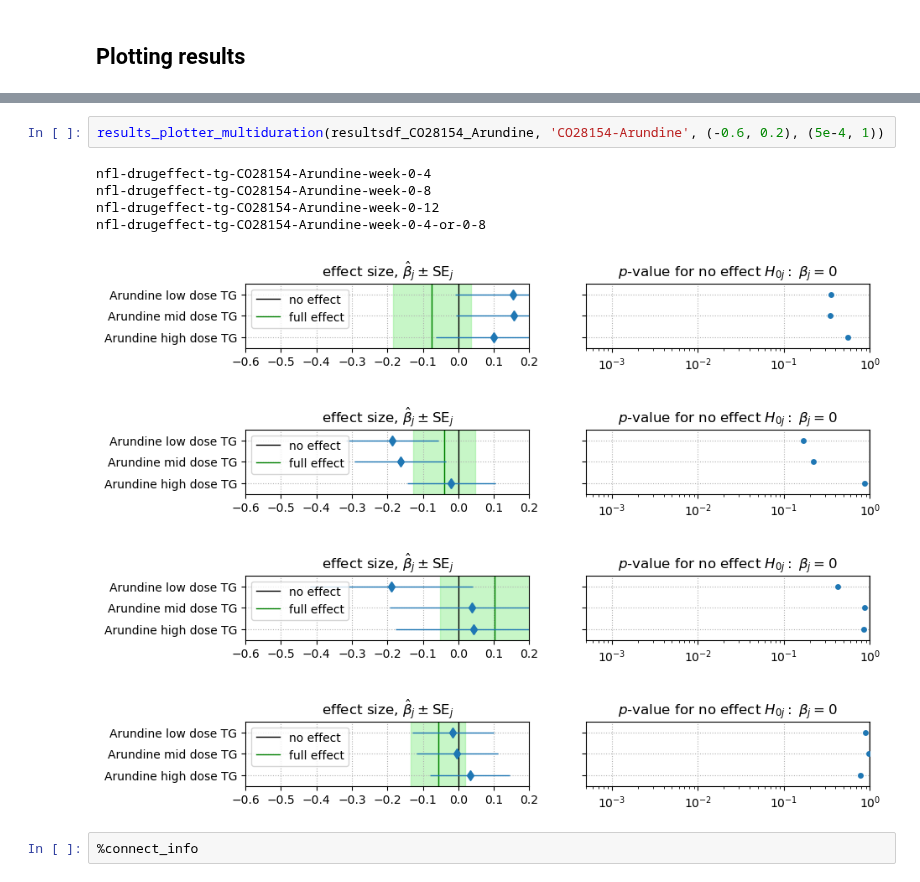
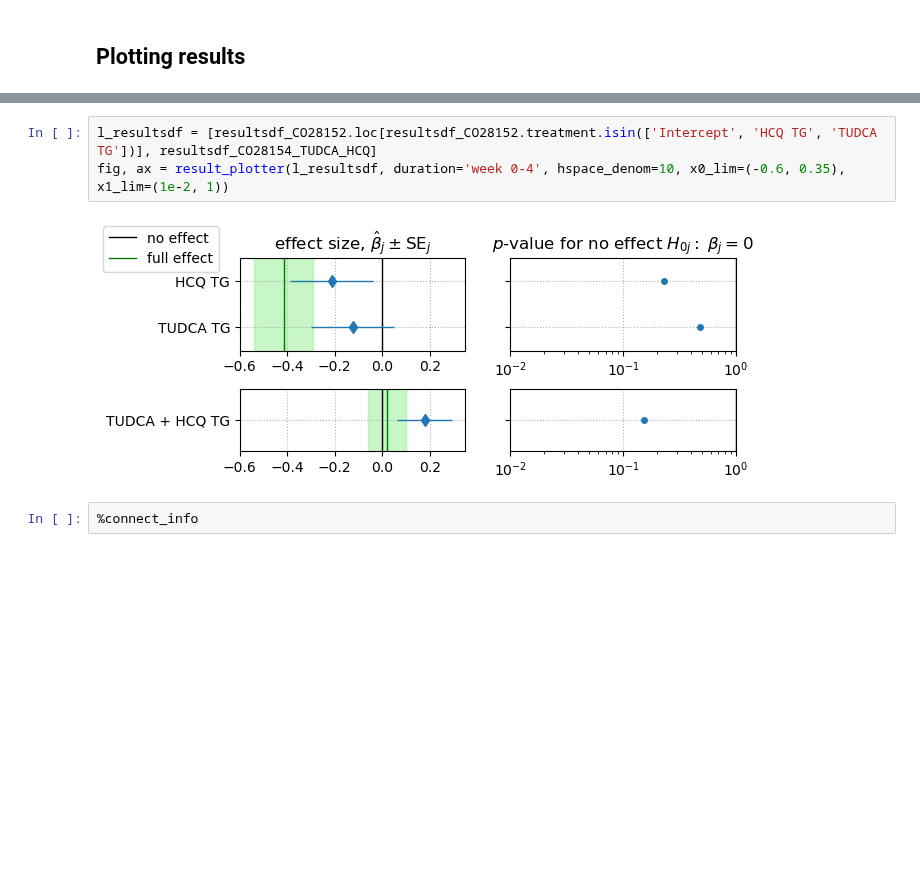
Before and after one commit to attilagk/CTNS-notebook, a Jupyter notebook: 2024-01-05-5xfad-nfl-frequentist/2024-01-05-5xfad-nfl-frequentist.ipynb, the cells around one changed output, grey strips where cells are left out. Saved outputs shown, nothing was run; the diff lists cells and outputs as text; blank space fills up the shorter version.

```diff
--- a/2024-01-05-5xfad-nfl-frequentist/2024-01-05-5xfad-nfl-frequentist.ipynb
+++ b/2024-01-05-5xfad-nfl-frequentist/2024-01-05-5xfad-nfl-frequentist.ipynb
@@ -397,14 +386,8 @@ nfl-drugeffect-tg-CO28154-TUDCA_HCQ-week-0-4-or-0-8
-# %%
-results_plotter_multiduration(resultsdf_CO28154_Arundine, 'CO28154-Arundine', (-0.6, 0.2), (5e-4, 1))
-# %% [output]
-nfl-drugeffect-tg-CO28154-Arundine-week-0-4
-nfl-drugeffect-tg-CO28154-Arundine-week-0-8
-nfl-drugeffect-tg-CO28154-Arundine-week-0-12
-nfl-drugeffect-tg-CO28154-Arundine-week-0-4-or-0-8
-[figure, removed]
-[figure, removed]
-[figure, removed]
-[figure, removed]
+# %%
+l_resultsdf = [resultsdf_CO28152.loc[resultsdf_CO28152.treatment.isin(['Intercept', 'HCQ TG', 'TUDCA TG'])], resultsdf_CO28154_TUDCA_HCQ]
+fig, ax = result_plotter(l_resultsdf, duration='week 0-4', hspace_denom=10, x0_lim=(-0.6, 0.35), x1_lim=(1e-2, 1))
+# %% [output]
+[figure, added]
 # %%
 %connect_info
 # %% [output]
```
Also changed, not shown: parts of 8 cells of this notebook, 1 other file.
